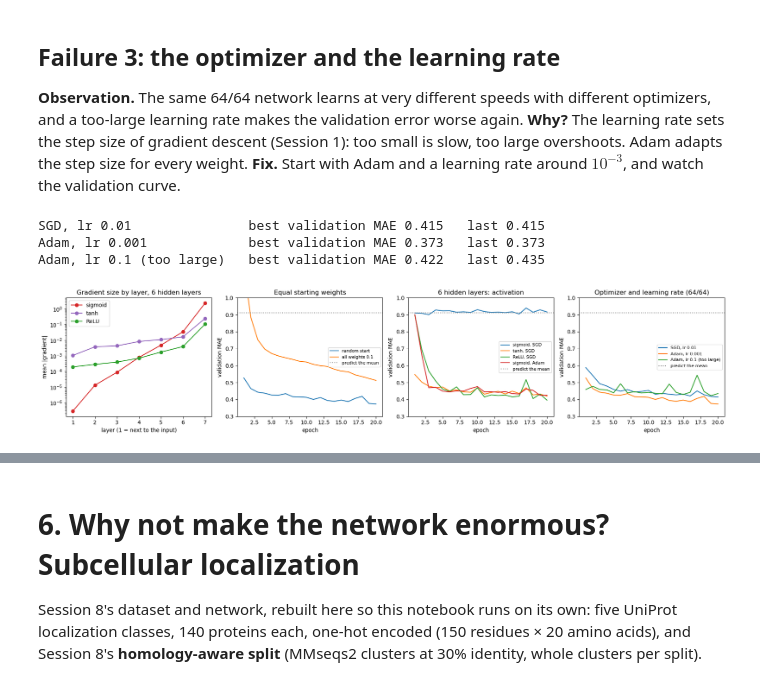
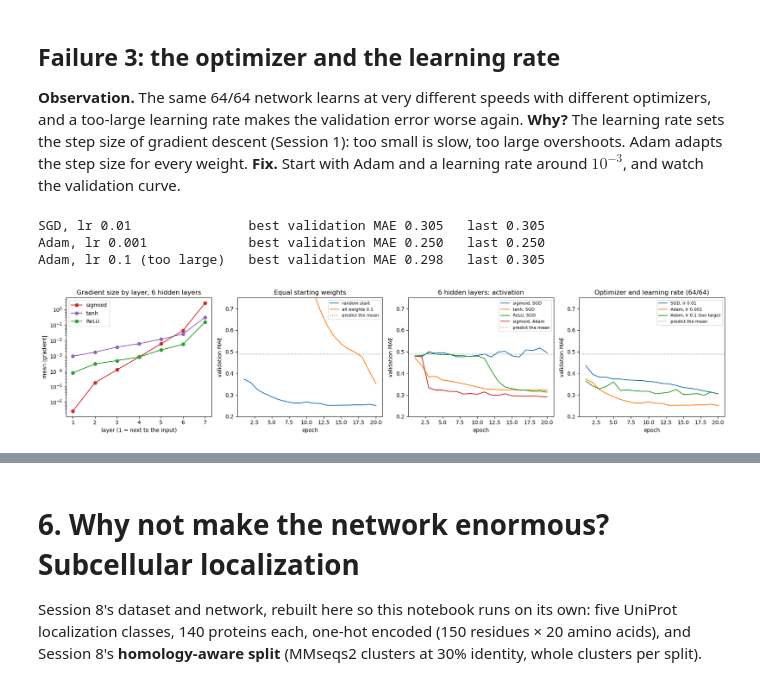
Before and after one commit to ElofssonLab/kb8029-book, a Jupyter notebook: notebooks/session09-backprop-training-regularization.ipynb, the cells around one changed output, grey strips where cells are left out. Saved outputs shown, nothing was run; the diff lists cells and outputs as text; code cells hidden in the pictures.

```diff
--- a/notebooks/session09-backprop-training-regularization.ipynb
+++ b/notebooks/session09-backprop-training-regularization.ipynb
@@ -487,8 +506,8 @@ predicting the training mean for every district: validation MAE 0.912
 gradient, so the units stay identical for ever: 64 units behave like one.
 **Fix.** Random initialization *breaks the symmetry*.
 # %%
-m_const, curve_const = run(lambda: mlp(8), constant_init=0.1)
-m_rand, curve_rand = run(lambda: mlp(8))
+m_const, curve_const = run(lambda: mlp(80), constant_init=0.1)
+m_rand, curve_rand = run(lambda: mlp(80))
 distinct = len(np.unique(m_const[0].weight.detach().numpy().round(5), axis=0))
 print(f"equal start:  distinct hidden units in layer 1 after training: {distinct} of 64;  best validation MAE {min(curve_const):.3f}")
 print(f"random start: best validation MAE {min(curve_rand):.3f}")
@@ -556,7 +575,7 @@ initialization, input standardization, normalization layers, and
 adaptive optimizers such as Adam (which rescales small gradients).
 # %%
 class DeepNet(nn.Module):
-    def __init__(self, activation_cls, depth=6, width=64, input_dim=8):
+    def __init__(self, activation_cls, depth=6, width=64, input_dim=80):
         super().__init__()
         layers, d = [], input_dim
         for _ in range(depth):
@@ -572,7 +591,7 @@ grad_by_layer = {}
 for name, activation_cls in [("sigmoid", nn.Sigmoid), ("tanh", nn.Tanh), ("ReLU", nn.ReLU)]:
     torch.manual_seed(0)
     net = DeepNet(activation_cls)
-    loss = nn.MSELoss()(net(Xh_tr), yh_tr)
+    loss = nn.MSELoss()(net(Xg_tr), yg_tr)
     weight_params = [p for p in net.parameters() if p.dim() == 2]
     grads = torch.autograd.grad(loss, weight_params)
     grad_by_layer[name] = [g.abs().mean().item() for g in grads]
@@ -627,31 +646,31 @@ curve.
 # %%
 opt_curves = {}
 for label, opt, lr in [("SGD, lr 0.01", "sgd", 0.01), ("Adam, lr 0.001", "adam", 1e-3), ("Adam, lr 0.1 (too large)", "adam", 0.1)]:
-    _, opt_curves[label] = run(lambda: mlp(8), optimizer=opt, lr=lr)
+    _, opt_curves[label] = run(lambda: mlp(80), optimizer=opt, lr=lr)
     print(f"{label:26s} best validation MAE {min(opt_curves[label]):.3f}   last {opt_curves[label][-1]:.3f}")
 # %% [output]
-SGD, lr 0.01               best validation MAE 0.415   last 0.415
-Adam, lr 0.001             best validation MAE 0.373   last 0.373
-Adam, lr 0.1 (too large)   best validation MAE 0.422   last 0.435
+SGD, lr 0.01               best validation MAE 0.305   last 0.305
+Adam, lr 0.001             best validation MAE 0.250   last 0.250
+Adam, lr 0.1 (too large)   best validation MAE 0.298   last 0.305
 # %%
 fig, axes = plt.subplots(1, 4, figsize=(18, 4))
 layers = np.arange(1, len(grad_by_layer["sigmoid"]) + 1)
 for name, col in [("sigmoid", "tab:red"), ("tanh", "tab:purple"), ("ReLU", "tab:green")]:
     axes[0].semilogy(layers, grad_by_layer[name], "o-", color=col, label=name)
 axes[0].set_xlabel("layer (1 = next to the input)"); axes[0].set_ylabel("mean |gradient|")
 axes[0].set_title("Gradient size by layer, 6 hidden layers"); axes[0].legend()
 panels = [(axes[1], {"random start": curve_rand, "all weights 0.1": curve_const}, "Equal starting weights"),
           (axes[2], {**{f"{k}, SGD": v for k, v in deep_curves.items()}, "sigmoid, Adam": deep_sigmoid_adam},
            "6 hidden layers: activation"),
           (axes[3], opt_curves, "Optimizer and learning rate (64/64)")]
 for ax, curves, title in panels:
     for label, c in curves.items():
         ax.plot(np.arange(1, len(c) + 1), c, label=label)
     ax.axhline(baseline_mae, color="grey", ls=":", label="predict the mean")
-    ax.set_ylim(0.3, 1.0); ax.set_xlabel("epoch"); ax.set_ylabel("validation MAE"); ax.set_title(title)
+    ax.set_ylim(0.2, 0.75); ax.set_xlabel("epoch"); ax.set_ylabel("validation MAE"); ax.set_title(title)
     ax.legend(fontsize=8)
 plt.tight_layout()
 plt.savefig(f"{FIGS}/session09-training-failures.png", dpi=150, bbox_inches="tight")
 plt.show()
 # %% [output]
-[figure, old version]
+[figure, new version]
```
Also changed, not shown: parts of 19 cells of this notebook, 10 other files.
